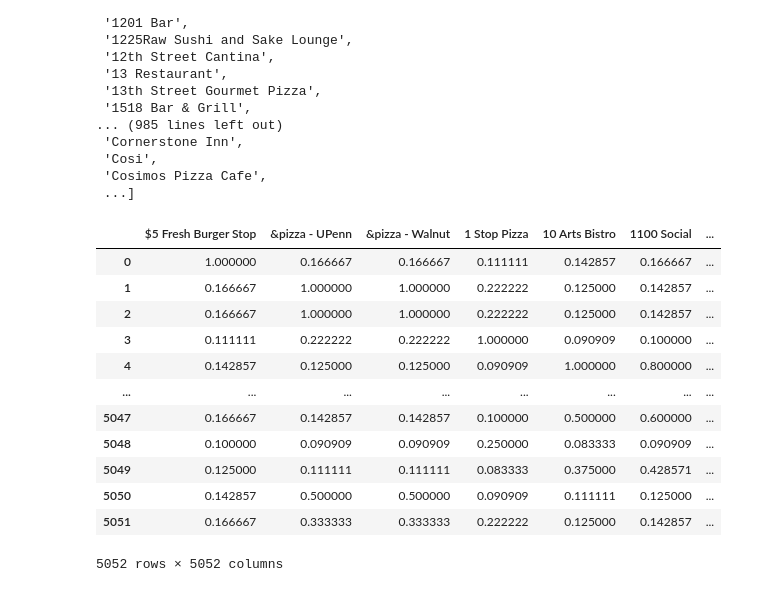
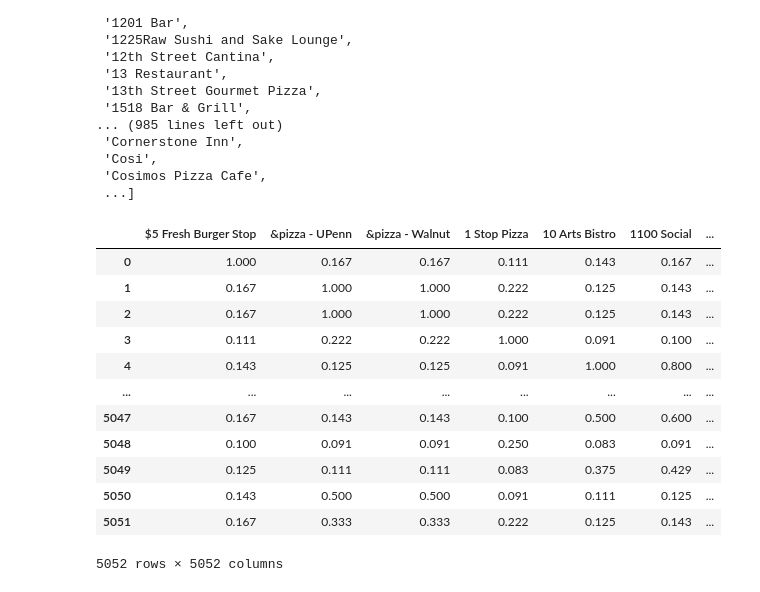
Before and after one commit to brookewu/4300Project, a Jupyter notebook: preliminary_work/generate_jaccard.ipynb, the cells around one changed output. Saved outputs shown, nothing was run; the diff lists cells and outputs as text; code cells hidden in the pictures.

```diff
--- a/preliminary_work/generate_jaccard.ipynb
+++ b/preliminary_work/generate_jaccard.ipynb
@@ -95,20 +95,21 @@ companies
  ...]
 # %%
 jac_df = pd.DataFrame(jaccard, columns=companies)
+jac_df = jac_df.round(3)
 jac_df
 # %% [output]
 |  | $5 Fresh Burger Stop | &pizza - UPenn | &pizza - Walnut | 1 Stop Pizza | 10 Arts Bistro | 1100 Social | ... |
-| 0 | 1.000000 | 0.166667 | 0.166667 | 0.111111 | 0.142857 | 0.166667 | ... |
-| 1 | 0.166667 | 1.000000 | 1.000000 | 0.222222 | 0.125000 | 0.142857 | ... |
-| 2 | 0.166667 | 1.000000 | 1.000000 | 0.222222 | 0.125000 | 0.142857 | ... |
-| 3 | 0.111111 | 0.222222 | 0.222222 | 1.000000 | 0.090909 | 0.100000 | ... |
-| 4 | 0.142857 | 0.125000 | 0.125000 | 0.090909 | 1.000000 | 0.800000 | ... |
+| 0 | 1.000 | 0.167 | 0.167 | 0.111 | 0.143 | 0.167 | ... |
+| 1 | 0.167 | 1.000 | 1.000 | 0.222 | 0.125 | 0.143 | ... |
+| 2 | 0.167 | 1.000 | 1.000 | 0.222 | 0.125 | 0.143 | ... |
+| 3 | 0.111 | 0.222 | 0.222 | 1.000 | 0.091 | 0.100 | ... |
+| 4 | 0.143 | 0.125 | 0.125 | 0.091 | 1.000 | 0.800 | ... |
 | ... | ... | ... | ... | ... | ... | ... | ... |
-| 5047 | 0.166667 | 0.142857 | 0.142857 | 0.100000 | 0.500000 | 0.600000 | ... |
-| 5048 | 0.100000 | 0.090909 | 0.090909 | 0.250000 | 0.083333 | 0.090909 | ... |
-| 5049 | 0.125000 | 0.111111 | 0.111111 | 0.083333 | 0.375000 | 0.428571 | ... |
-| 5050 | 0.142857 | 0.500000 | 0.500000 | 0.090909 | 0.111111 | 0.125000 | ... |
-| 5051 | 0.166667 | 0.333333 | 0.333333 | 0.222222 | 0.125000 | 0.142857 | ... |
+| 5047 | 0.167 | 0.143 | 0.143 | 0.100 | 0.500 | 0.600 | ... |
+| 5048 | 0.100 | 0.091 | 0.091 | 0.250 | 0.083 | 0.091 | ... |
+| 5049 | 0.125 | 0.111 | 0.111 | 0.083 | 0.375 | 0.429 | ... |
+| 5050 | 0.143 | 0.500 | 0.500 | 0.091 | 0.111 | 0.125 | ... |
+| 5051 | 0.167 | 0.333 | 0.333 | 0.222 | 0.125 | 0.143 | ... |
 5052 rows × 5052 columns
 # %%
 jac_df.columns = companies
```
Also changed, not shown: parts of 8 cells of this notebook.
